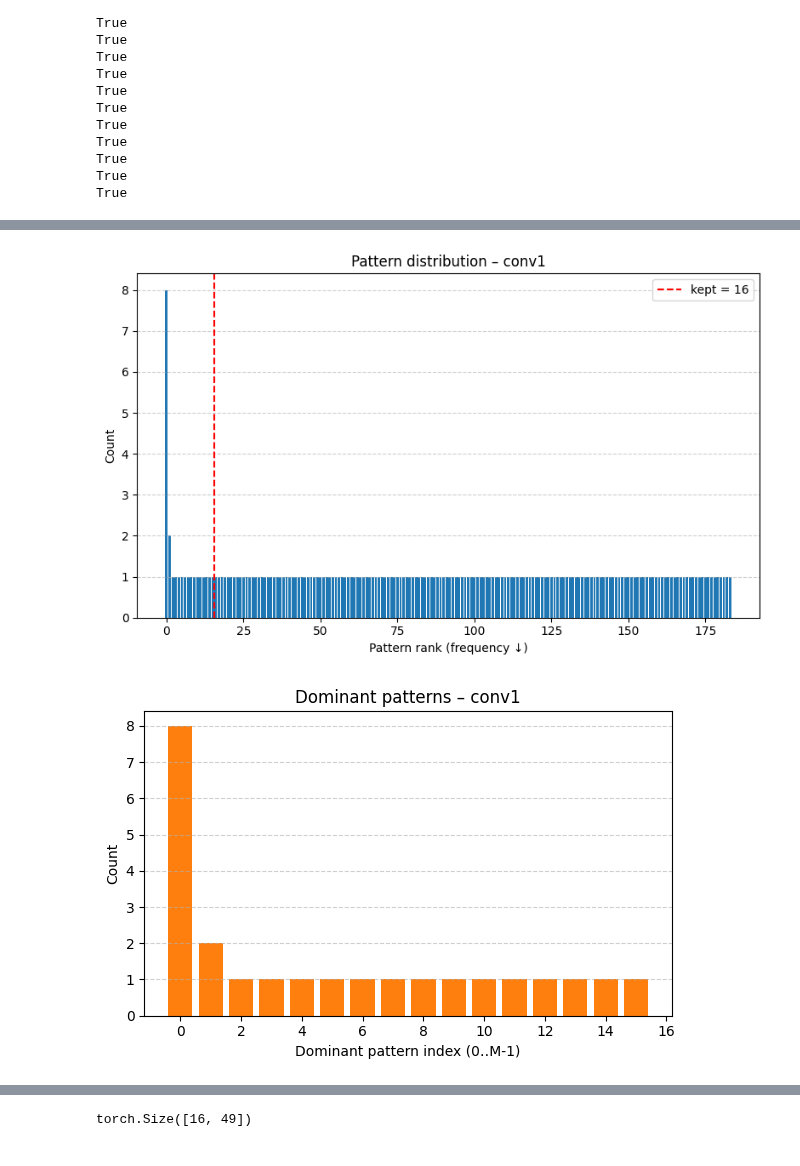
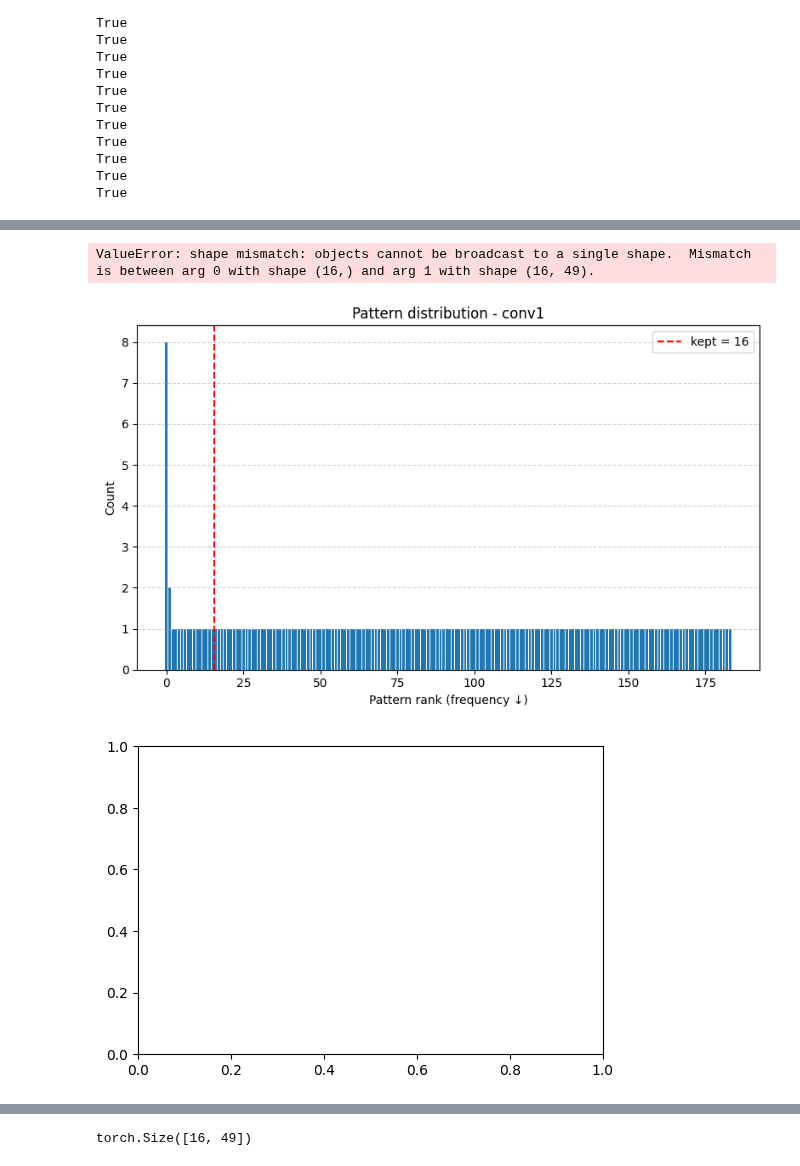
Before and after one commit to JanFSchulte/PQuant, a Jupyter notebook: examples/from_w_resnet_mdmm_paca.ipynb, the cells around one changed output, grey strips where cells are left out. Cells and saved outputs as stored; diff of their text form; code cells hidden in the pictures.

```diff
--- a/examples/from_w_resnet_mdmm_paca.ipynb
+++ b/examples/from_w_resnet_mdmm_paca.ipynb
@@ -211,7 +211,7 @@ import glob
 import re
 
 fingerprint = "18fe8243"
-SAVE_DIR = f'trained_models/resnet/mdmm/{fingerprint}/unstr_paca/'
+SAVE_DIR = f'/depot/cms/users/das214/PQuant/trained_models/resnet/mdmm/{fingerprint}/unstr_paca/'
 print(SAVE_DIR)
 files = os.listdir(SAVE_DIR)
 
@@ -334,7 +334,7 @@ print(ops.convert_to_numpy(fits_all))
 False
 # %%
 
-pattern = "BP_e1_*"
+pattern = "BP_clean_e1_*"
 
 matches = glob.glob(os.path.join(SAVE_DIR, pattern))
 if not matches:
@@ -431,6 +415,6 @@ True
 # %%
 
-pattern = "BP_e7_*"
+pattern = "BP_clean_e6_*"
 
 matches = glob.glob(os.path.join(SAVE_DIR, pattern))
 if not matches:
@@ -773,17 +666,39 @@ torch.Size([6, 9])
+# %%
+for name, module in model_paca.named_modules():
+    if not isinstance(module, torch.nn.Conv2d):
+        continue
+
+    kernels, all_patterns, (C_out, C_in, kH, kW) =patterns._get_kernels_and_patterns(module.weight)
+    unique_patterns, counts = patterns._get_unique_patterns_with_counts(all_patterns)
+    dominant_patterns = patterns._select_dominant_patterns(all_patterns, unique_patterns, counts, alpha = 16, beta = 0.99, dtype=module.weight.dtype)
+    dominant_counts = patterns.count_dominant_patterns(dominant_patterns, unique_patterns, counts)
+
+    apm = all_pat_in_any_dom(unique_patterns, dominant_patterns)
+    print(name, len(dominant_patterns))
+    print(dominant_patterns.shape)
+    print()
+    plot_pattern_distributions(counts, dominant_counts, layer_name=name,
+                               log_scale1=False, log_scale2=True)
+    try: plot_dominant_patterns(name, dominant_patterns, dominant_counts,
+                                kH, kW, max_patterns_to_show=16)
+    except: pass
+
+    break
 # %%
 for name, module in model.named_modules():
     if not isinstance(module, torch.nn.Conv2d):
         continue
 
-    kernels, all_patterns, (C_out, C_in, kH, kW) =_get_kernels_and_patterns(module.weight)
-    unique_patterns, counts = _get_unique_patterns_with_counts(all_patterns)
-    dominant_patterns = _select_dominant_patterns(all_patterns, unique_patterns, counts, alpha = 16, beta = 0.75, dtype=module.weight.dtype)
+    kernels, all_patterns, (C_out, C_in, kH, kW) =patterns._get_kernels_and_patterns(module.weight)
+    unique_patterns, counts = patterns._get_unique_patterns_with_counts(all_patterns)
+    dominant_patterns = patterns._select_dominant_patterns(all_patterns, unique_patterns, counts, alpha = 16, beta = 0.75, dtype=module.weight.dtype)
 
     plot_pattern_distributions(counts, dominant_patterns, layer_name = name, log_scale1 = False, log_scale2 = False)
     try: plot_dominant_patterns(name, all_patterns, counts, kH, kW, max_patterns_to_show=16)
     except: pass
 
     break
 # %% [output]
+ValueError: shape mismatch: objects cannot be broadcast to a single shape.  Mismatch is between arg 0 with shape (16,) and arg 1 with shape (16, 49).
 [figure]
-[figure, old version]
+[figure, new version]
```
Also changed, not shown: parts of 14 cells of this notebook, 2 other files.
